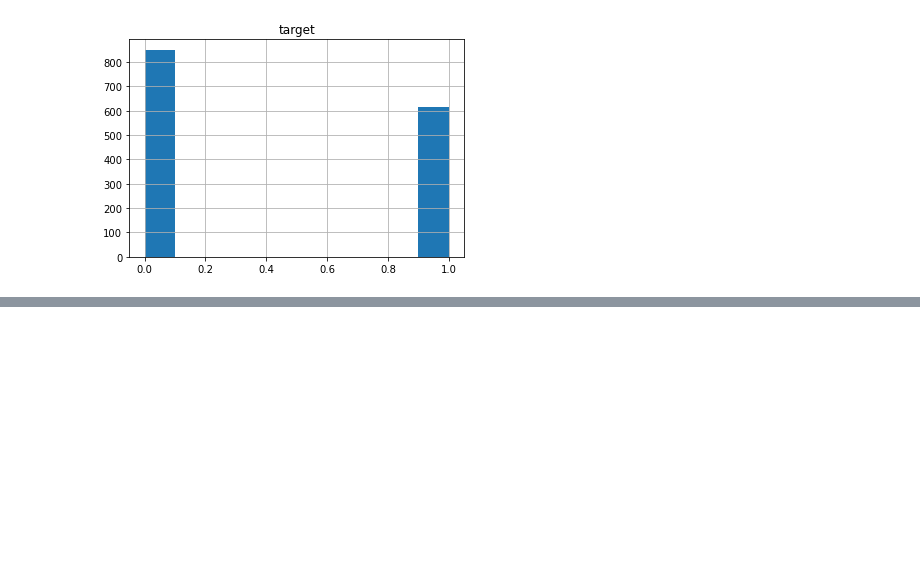
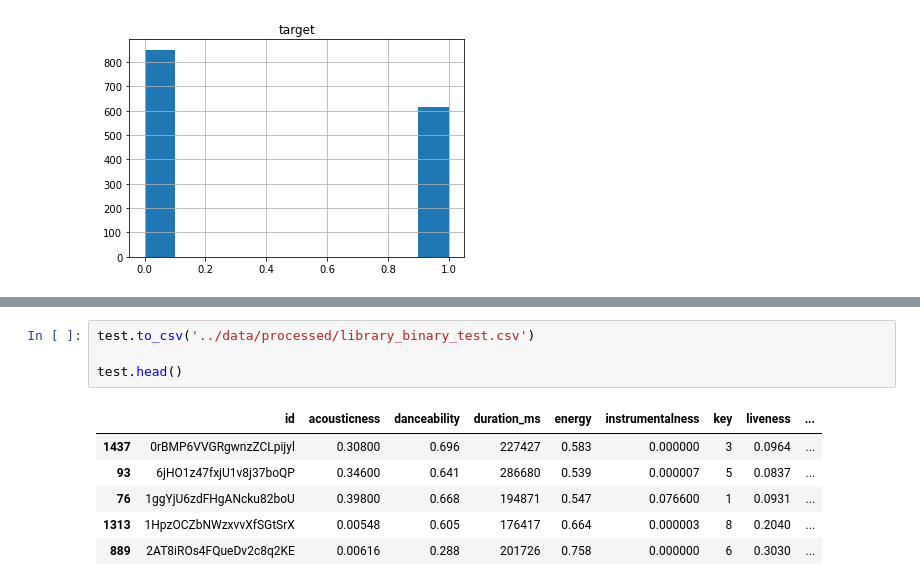
Before and after one commit to vmmadathil/spotify-acrostic, a Jupyter notebook: notebooks/03-VM-Binary_Prep.ipynb, the cells around one changed output, grey strips where cells are left out. Drawn from its saved outputs; the diff is of its cells as text; blank space fills up the shorter version.

```diff
--- a/notebooks/03-VM-Binary_Prep.ipynb
+++ b/notebooks/03-VM-Binary_Prep.ipynb
@@ -57,0 +105,11 @@ array([[<AxesSubplot:title={'center':'target'}>]], dtype=object)
+# %%
+test.to_csv('../data/processed/library_binary_test.csv')
+
+test.head()
+# %% [output]
+|  | id | acousticness | danceability | duration_ms | energy | instrumentalness | key | liveness | ... |
+| 1437 | 0rBMP6VVGRgwnzZCLpijyl | 0.30800 | 0.696 | 227427 | 0.583 | 0.000000 | 3 | 0.0964 | ... |
+| 93 | 6jHO1z47fxjU1v8j37boQP | 0.34600 | 0.641 | 286680 | 0.539 | 0.000007 | 5 | 0.0837 | ... |
+| 76 | 1ggYjU6zdFHgANcku82boU | 0.39800 | 0.668 | 194871 | 0.547 | 0.076600 | 1 | 0.0931 | ... |
+| 1313 | 1HpzOCZbNWzxvvXfSGtSrX | 0.00548 | 0.605 | 176417 | 0.664 | 0.000003 | 8 | 0.2040 | ... |
+| 889 | 2AT8iROs4FQueDv2c8q2KE | 0.00616 | 0.288 | 201726 | 0.758 | 0.000000 | 6 | 0.3030 | ... |
```
Also changed, not shown: parts of 16 cells of this notebook.
